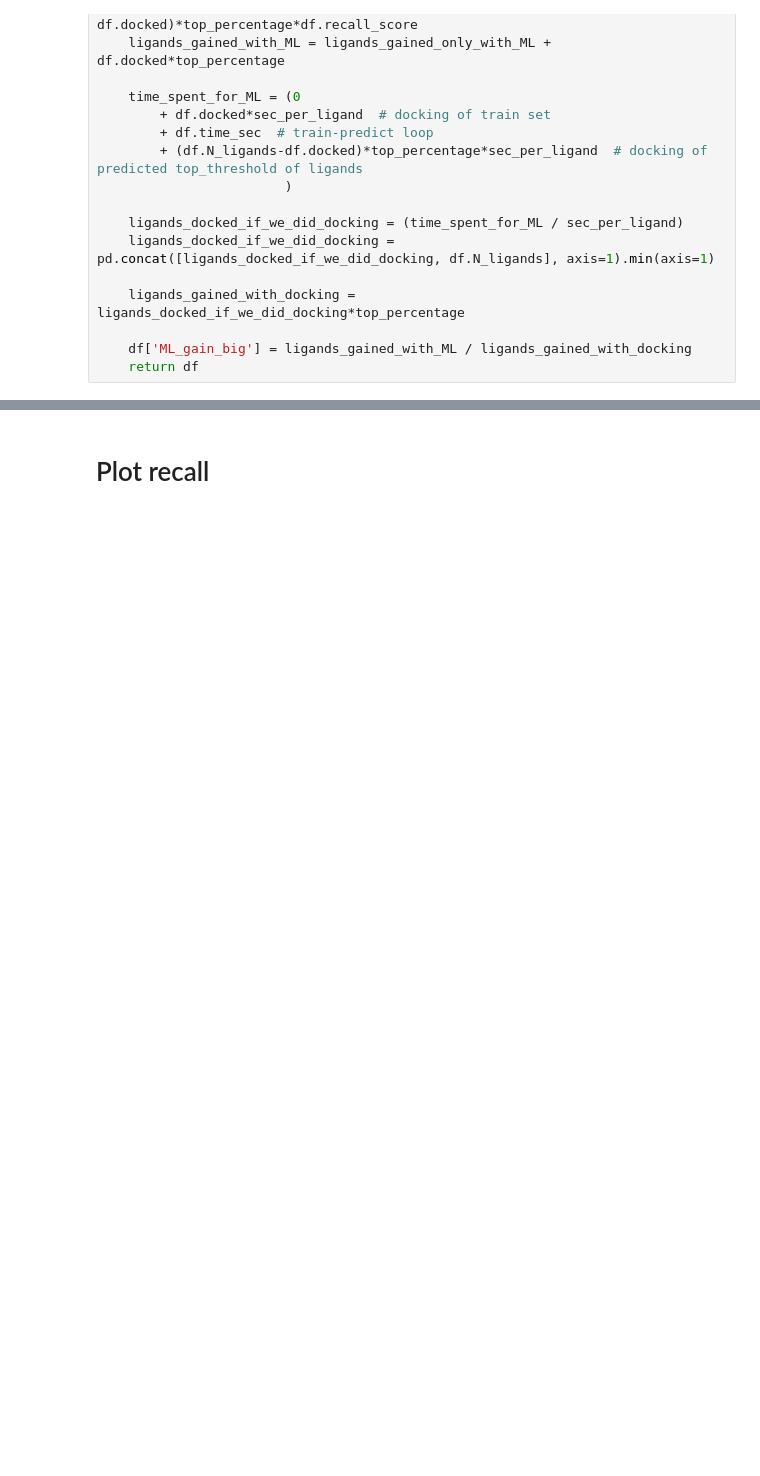
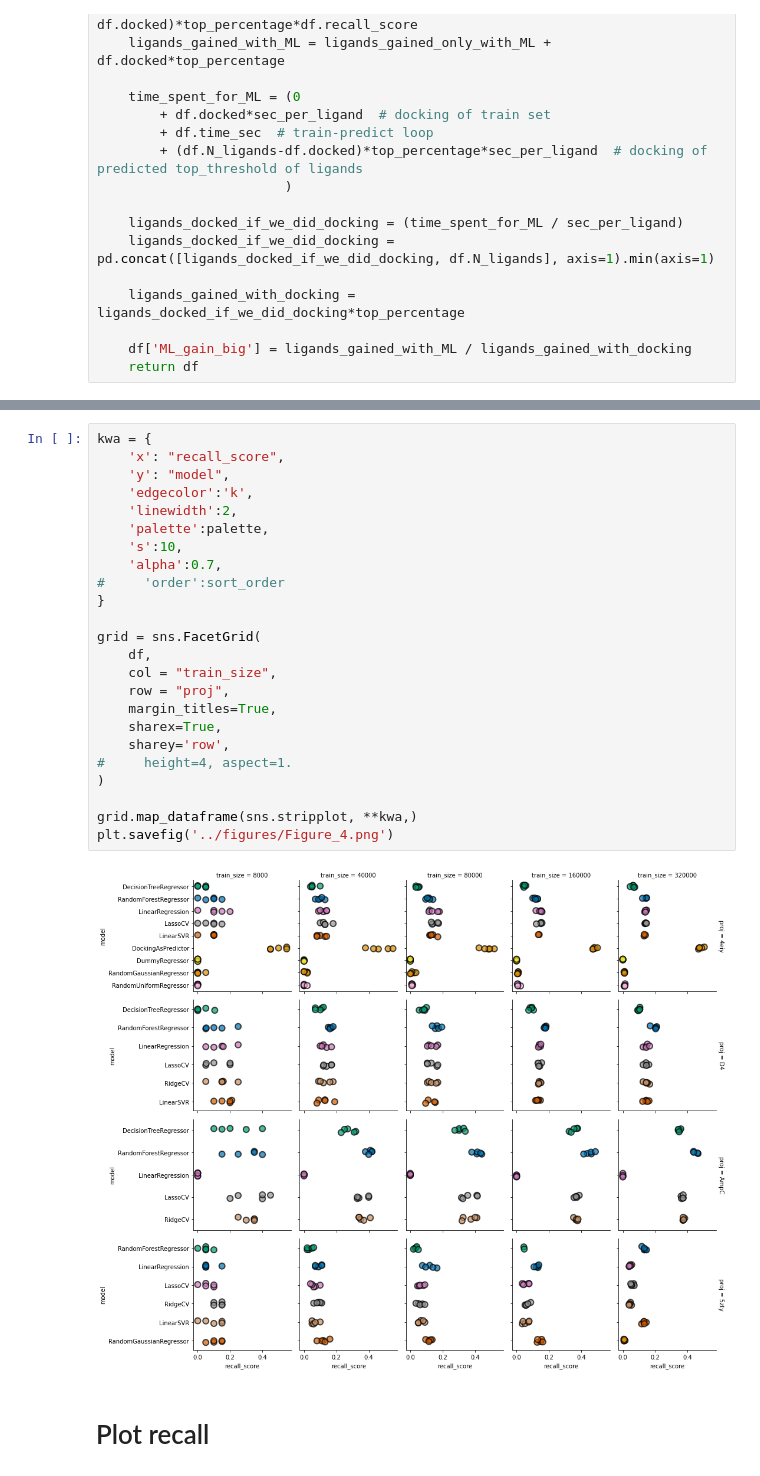
Before and after one commit to marinegor/Linear-accelerated-docking, a Jupyter notebook: notebooks/Figure_2_performance.ipynb, the cells around one changed output, grey strips where cells are left out. Drawn from its saved outputs; the diff is of its cells as text; blank space fills up the shorter version.

```diff
--- a/notebooks/Figure_2_performance.ipynb
+++ b/notebooks/Figure_2_performance.ipynb
@@ -120,3 +241,29 @@ df = (
+# %%
+kwa = {
+    'x': "recall_score",
+    'y': "model",
+    'edgecolor':'k',
+    'linewidth':2,
+    'palette':palette,
+    's':10,
+    'alpha':0.7,
+#     'order':sort_order
+}
+
+grid = sns.FacetGrid(
+    df,
+    col = "train_size",
+    row = "proj",
+    margin_titles=True,
+    sharex=True,
+    sharey='row',
+#     height=4, aspect=1.
+)
+
+grid.map_dataframe(sns.stripplot, **kwa,)
+plt.savefig('../figures/Figure_4.png')
+# %% [output]
+[figure, added]
 # %% [markdown]
 # Plot recall
 # %%
```
Also changed, not shown: parts of 13 cells of this notebook, 1 other file.
